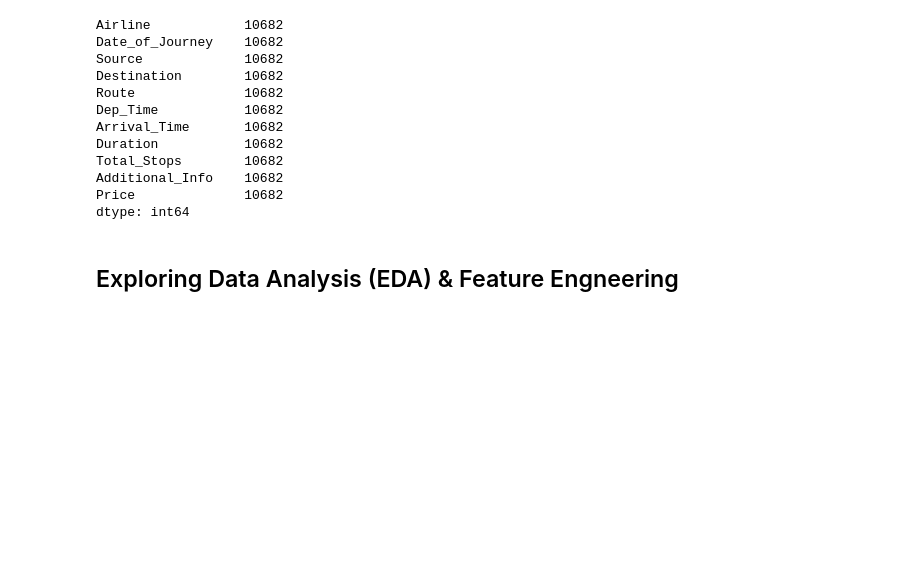
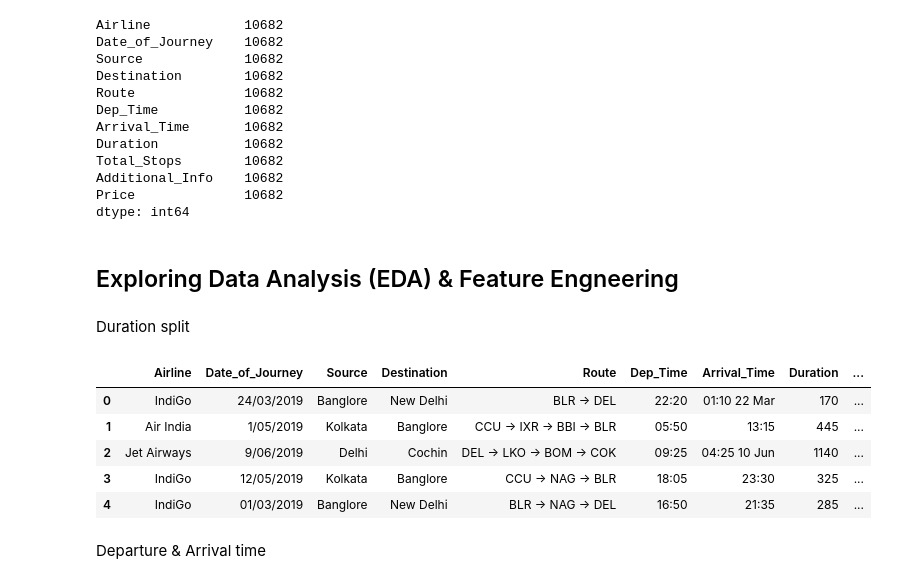
Before and after one commit to prathmeshpatil98/Flight_price_predication-_project-, a Jupyter notebook: flight_price_pred.ipynb, the cells around one changed output. Drawn from its saved outputs; the diff is of its cells as text; code cells hidden in the pictures; blank space fills up the shorter version.

```diff
--- a/flight_price_pred.ipynb
+++ b/flight_price_pred.ipynb
@@ -137,3 +137,25 @@ Price              10682
 dtype: int64
 # %% [markdown]
 ## Exploring Data Analysis (EDA) & Feature Engneering
+# %% [markdown]
+Duration split
+# %%
+def convert_Duration(duration):
+    if len(duration.split()) == 2:
+        hours = int(duration.split()[0][: -1])
+        minutes =int(duration.split()[1][: -1])
+        return hours*60 + minutes
+    else:
+        return int(duration[: -1]) * 60
+# %%
+data['Duration'] = data['Duration'].apply(convert_Duration)
+data.head()
+# %% [output]
+|  | Airline | Date_of_Journey | Source | Destination | Route | Dep_Time | Arrival_Time | Duration | ... |
+| 0 | IndiGo | 24/03/2019 | Banglore | New Delhi | BLR → DEL | 22:20 | 01:10 22 Mar | 170 | ... |
+| 1 | Air India | 1/05/2019 | Kolkata | Banglore | CCU → IXR → BBI → BLR | 05:50 | 13:15 | 445 | ... |
+| 2 | Jet Airways | 9/06/2019 | Delhi | Cochin | DEL → LKO → BOM → COK | 09:25 | 04:25 10 Jun | 1140 | ... |
+| 3 | IndiGo | 12/05/2019 | Kolkata | Banglore | CCU → NAG → BLR | 18:05 | 23:30 | 325 | ... |
+| 4 | IndiGo | 01/03/2019 | Banglore | New Delhi | BLR → NAG → DEL | 16:50 | 21:35 | 285 | ... |
+# %% [markdown]
+Departure & Arrival time
```
Also changed, not shown: parts of 14 cells of this notebook.
